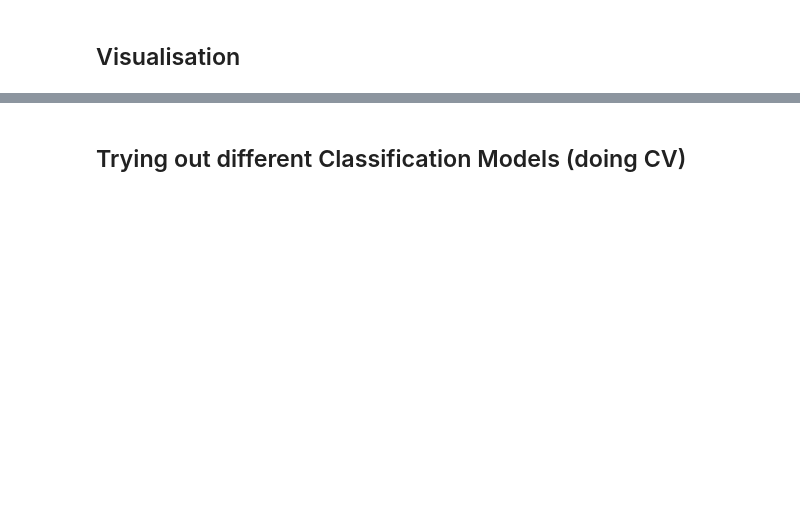
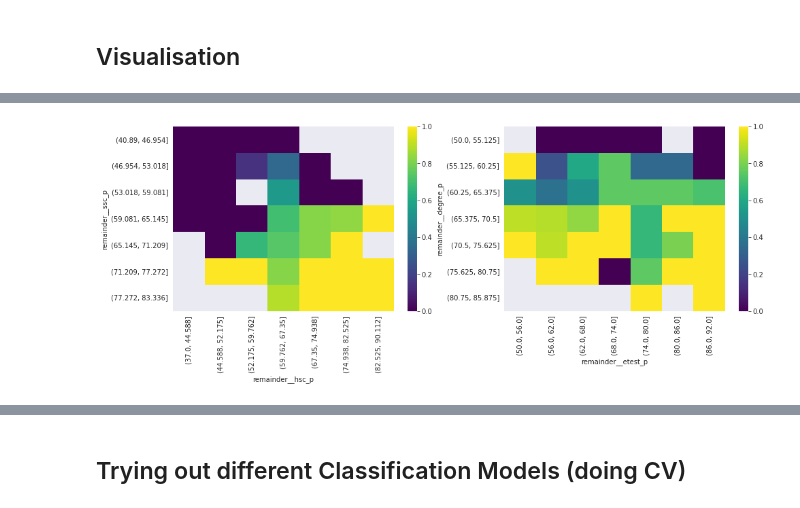
Before and after one commit to dsgiitr/Lecture-Assignments-Y22, a Jupyter notebook: ML/ML-Project-Submissions/sanidhya.ipynb, the cells around one changed output, grey strips where cells are left out. Cells and saved outputs as stored; diff of their text form; code cells hidden in the pictures; blank space fills up the shorter version.

```diff
--- a/ML/ML-Project-Submissions/sanidhya.ipynb
+++ b/ML/ML-Project-Submissions/sanidhya.ipynb
@@ -168 +181,17 @@ Name: remainder__salary, dtype: float64
 The above correlation values show that being from non-Central boards has a very very slight positive impact in being selected but hardly any conclusive impact on the salary once employed.
+# %%
+import seaborn as sns
+
+def bins(data,x,y,x_bin,y_bin):
+    x_min=np.array(data[x]).min()
+    y_min=np.array(data[y]).min()
+    x_max=np.array(data[x]).max()
+    y_max=np.array(data[y]).max()
+    x_step=(x_max-x_min)/x_bin
+    y_step=(y_max-y_min)/y_bin
+    return [np.arange(x_min, x_max, x_step),np.arange(y_min, y_max, y_step)]
+# %%
+#heat1 is ratio of selection vs schooling percentages basically
+heat1 = data.groupby([pd.cut(data['remainder__ssc_p'], bins(data,'remainder__ssc_p','remainder__hsc_p',8,8)[0]),pd.cut(data['remainder__hsc_p'], bins(data,'remainder__ssc_p','remainder__hsc_p',8,8)[1])])['remainder__status'].mean().unstack()
+heat2 = data.groupby([pd.cut(data['remainder__degree_p'], bins(data,'remainder__degree_p','remainder__etest_p',8,8)[0]),pd.cut(data['remainder__etest_p'], bins(data,'remainder__degree_p','remainder__etest_p',8,8)[1])])['remainder__status'].mean().unstack()
+heat1
@@ -168,0 +208,9 @@ The above correlation values show that being from non-Central boards has a very
+# %%
+plt.figure(figsize = [16, 5])
+plt.subplot(1,2,1)
+sns.heatmap(heat1,cmap="viridis")
+plt.subplot(1,2,2)
+sns.heatmap(heat2,cmap="viridis")
+plt.show()
+# %% [output]
+[figure, added]
```
Also changed, not shown: parts of 19 cells of this notebook.
